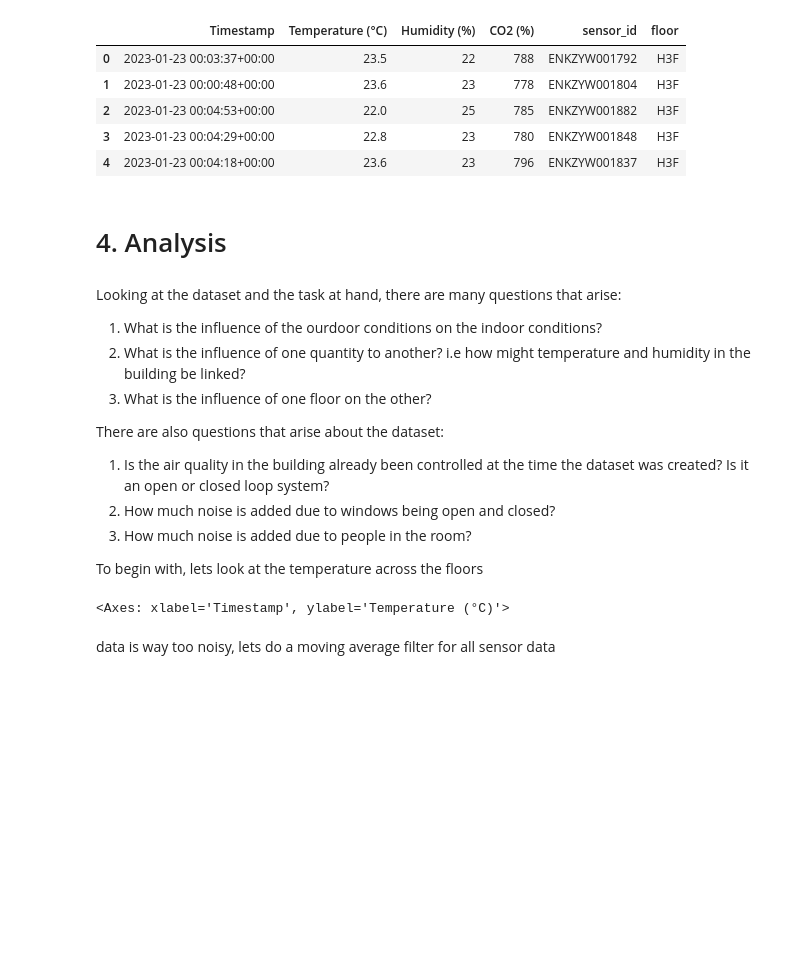
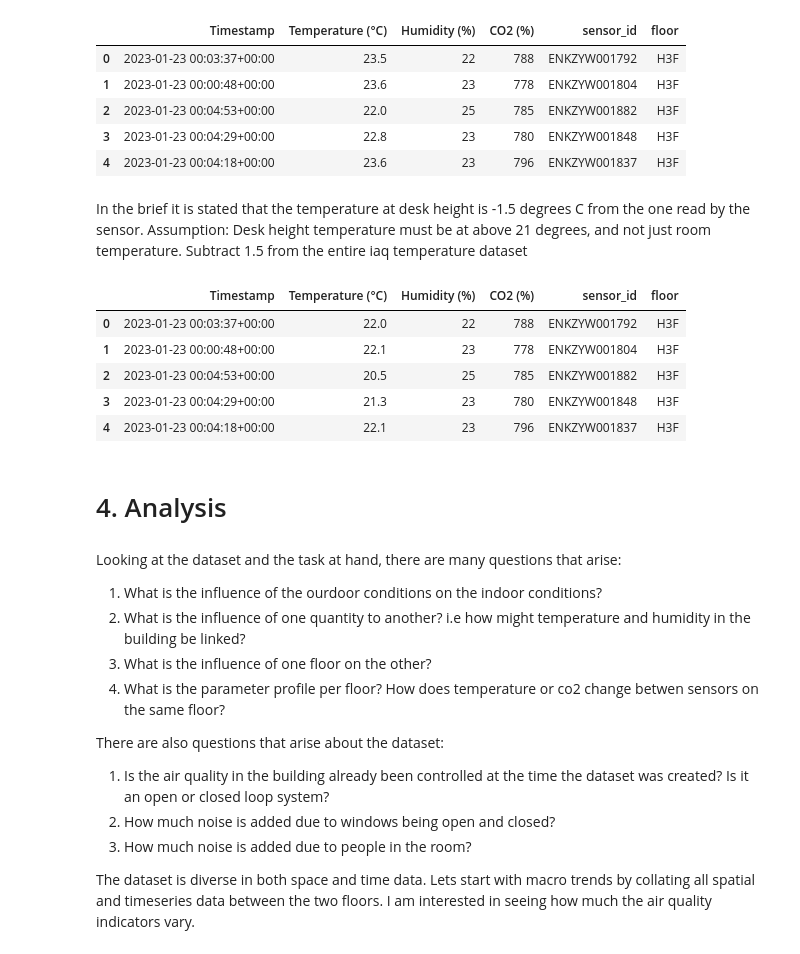
Before and after one commit to SidMurthy97/fp_task, a Jupyter notebook: analysis.ipynb, the cells around one changed output. Drawn from its saved outputs; the diff is of its cells as text; code cells hidden in the pictures; blank space fills up the shorter version.

```diff
--- a/analysis.ipynb
+++ b/analysis.ipynb
@@ -321,6 +321,18 @@ iaq_w_floors.head()
 | 2 | 2023-01-23 00:04:53+00:00 | 22.0 | 25 | 785 | ENKZYW001882 | H3F |
 | 3 | 2023-01-23 00:04:29+00:00 | 22.8 | 23 | 780 | ENKZYW001848 | H3F |
 | 4 | 2023-01-23 00:04:18+00:00 | 23.6 | 23 | 796 | ENKZYW001837 | H3F |
+# %% [markdown]
+In the brief it is stated that the temperature at desk height is -1.5 degrees C from the one read by the sensor. Assumption: Desk height temperature must be at above 21 degrees, and not just room temperature. Subtract 1.5 from the entire iaq temperature dataset
+# %%
+iaq_w_floors["Temperature (°C)"] = iaq_w_floors["Temperature (°C)"] - 1.5
+iaq_w_floors.head()
+# %% [output]
+|  | Timestamp | Temperature (°C) | Humidity (%) | CO2 (%) | sensor_id | floor |
+| 0 | 2023-01-23 00:03:37+00:00 | 22.0 | 22 | 788 | ENKZYW001792 | H3F |
+| 1 | 2023-01-23 00:00:48+00:00 | 22.1 | 23 | 778 | ENKZYW001804 | H3F |
+| 2 | 2023-01-23 00:04:53+00:00 | 20.5 | 25 | 785 | ENKZYW001882 | H3F |
+| 3 | 2023-01-23 00:04:29+00:00 | 21.3 | 23 | 780 | ENKZYW001848 | H3F |
+| 4 | 2023-01-23 00:04:18+00:00 | 22.1 | 23 | 796 | ENKZYW001837 | H3F |
 # %% [markdown]
 # 4. Analysis
 # %% [markdown]
@@ -328,23 +340,12 @@ Looking at the dataset and the task at hand, there are many questions that arise
 1. What is the influence of the ourdoor conditions on the indoor conditions?
 2. What is the influence of one quantity to another? i.e how might temperature and humidity in the building be linked?
 3. What is the influence of one floor on the other?
+4. What is the parameter profile per floor? How does temperature or co2 change betwen sensors on the same floor?
 
 There are also questions that arise about the dataset:
 1. Is the air quality in the building already been controlled at the time the dataset was created? Is it an open or closed loop system?
 2. How much noise is added due to windows being open and closed?
 3. How much noise is added due to people in the room?
 
-To begin with, lets look at the temperature across the floors
+
+The dataset is diverse in both space and time data. Lets start with macro trends by collating all spatial and timeseries data between the two floors. I am interested in seeing how much the air quality indicators vary.
-# %%
-%matplotlib tk
-plt.xticks(rotation = 45)
-sns.lineplot(data=iaq_w_floors[iaq_w_floors["floor"] == "H3F"],
-             x="Timestamp",
-             y = "Temperature (°C)",
-             style = "sensor_id",
-             hue = "sensor_id",
-             estimator=None, n_boot=0)
-# %% [output]
-<Axes: xlabel='Timestamp', ylabel='Temperature (°C)'>
-# %% [markdown]
-data is way too noisy, lets do a moving average filter for all sensor data
```
Also changed, not shown: parts of 10 cells of this notebook.
